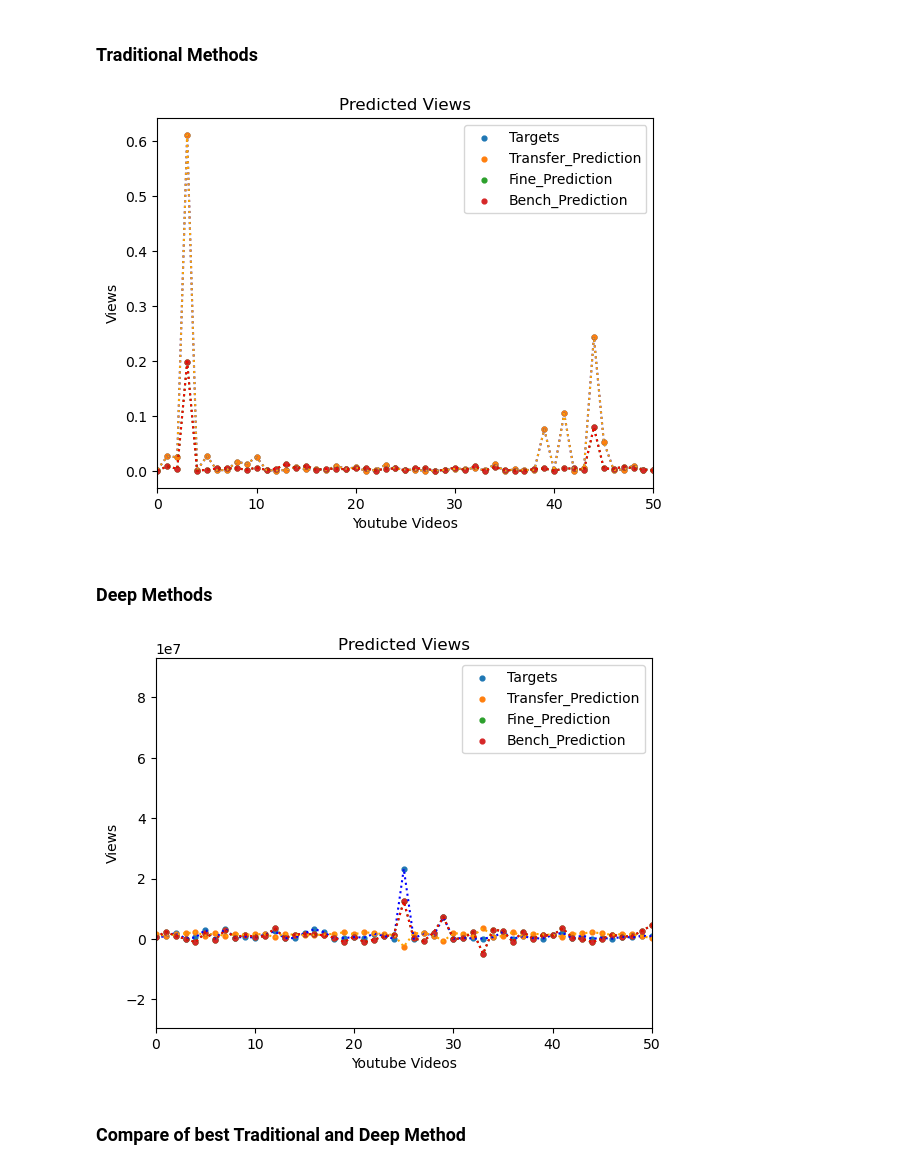
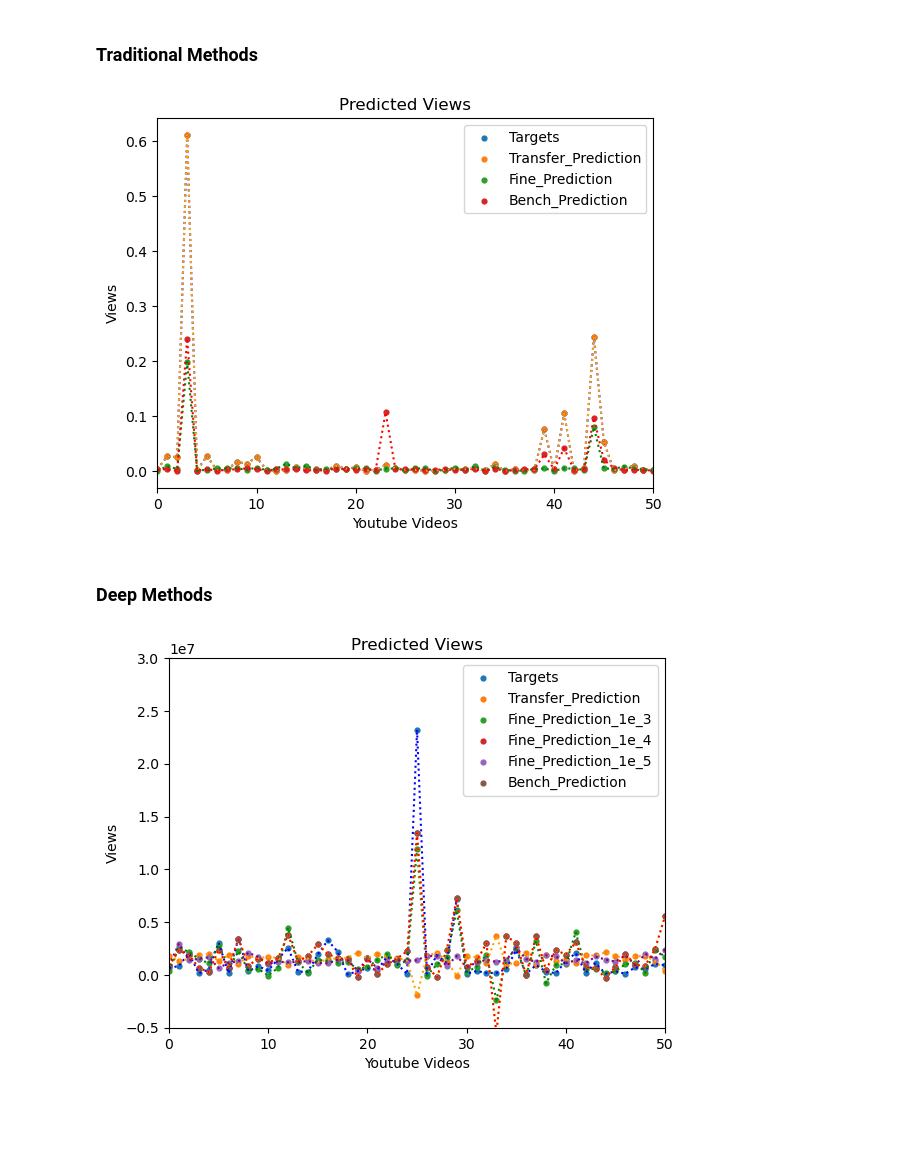
Before and after one commit to Malea-create/YouTube_Stats_Forecasting, a Jupyter notebook: src/06_evaluation.ipynb, the cells around one changed output. Cells and saved outputs as stored; diff of their text form; code cells hidden in the pictures; blank space fills up the shorter version.

```diff
--- a/src/06_evaluation.ipynb
+++ b/src/06_evaluation.ipynb
@@ -51,5 +27,13 @@ df_tra
 # %% [markdown]
 ## Prediction comparision
+# %%
+# Load predictions
+
+# Load the df
+df_deep = pd.read_csv('results/results_deep.csv')
+
+# Load the df
+df_tra = pd.read_csv('results/results_tra.csv')
 # %% [markdown]
 ### Traditional Methods
 # %%
@@ -57,8 +41,8 @@ df_tra
 data_tra = [
     (df_tra["traditional"], 'Targets', 'blue'),
     (df_tra["traditional"], 'Transfer_Prediction', 'orange'),
-    (df_tra["traditional_transfer_2000000"], 'Fine_Prediction', 'green'),
-    (df_tra["traditional_transfer_2000000"], 'Bench_Prediction', 'red')
+    (df_tra["tra_transfer_2"], 'Fine_Prediction', 'green'),
+    (df_tra["tra_transfer_7"], 'Bench_Prediction', 'red')
 ]
 
 # Schleife über die Daten
@@ -78,35 +62,36 @@ plt.legend()
 # Plot anzeigen
 plt.show()
 # %% [output]
-[figure, old version]
+[figure, new version]
 # %% [markdown]
 ### Deep Methods
 # %%
 # Daten für den Scatter-Plot
 data_deep = [
     (df_deep["targets"], 'Targets', 'blue'),
     (df_deep["deep_trasfer"], 'Transfer_Prediction', 'orange'),
-    (df_deep["deep_fine"], 'Fine_Prediction', 'green'),
+    (df_deep["deep_fine_1e_3"], 'Fine_Prediction_1e_3', 'green'),
+    (df_deep["deep_fine_1e_4"], 'Fine_Prediction_1e_4', 'yellow'),
+    (df_deep["deep_fine_1e_5"], 'Fine_Prediction_1e_5', 'purple'),
     (df_deep["deep_base"], 'Bench_Prediction', 'red')
 ]
 
 # Schleife über die Daten
 for i, (values, label, color) in enumerate(data_deep):
     plt.scatter(range(len(values)), values, label=label, s=12)
     plt.plot(range(len(values)), values, linestyle=':', color=color)
 
 # Achsenbeschriftung und Titel
 plt.xlabel('Youtube Videos')
 plt.ylabel('Views')
 plt.title('Predicted Views')
 plt.xlim((0, 50))
+plt.ylim((-5000000, 30000000))
 
 # Legende anzeigen
 plt.legend()
 
 # Plot anzeigen
 plt.show()
 # %% [output]
-[figure, old version]
+[figure, new version]
-# %% [markdown]
-### Compare of best Traditional and Deep Method
```
Also changed, not shown: parts of 12 cells of this notebook, 16 other files.
